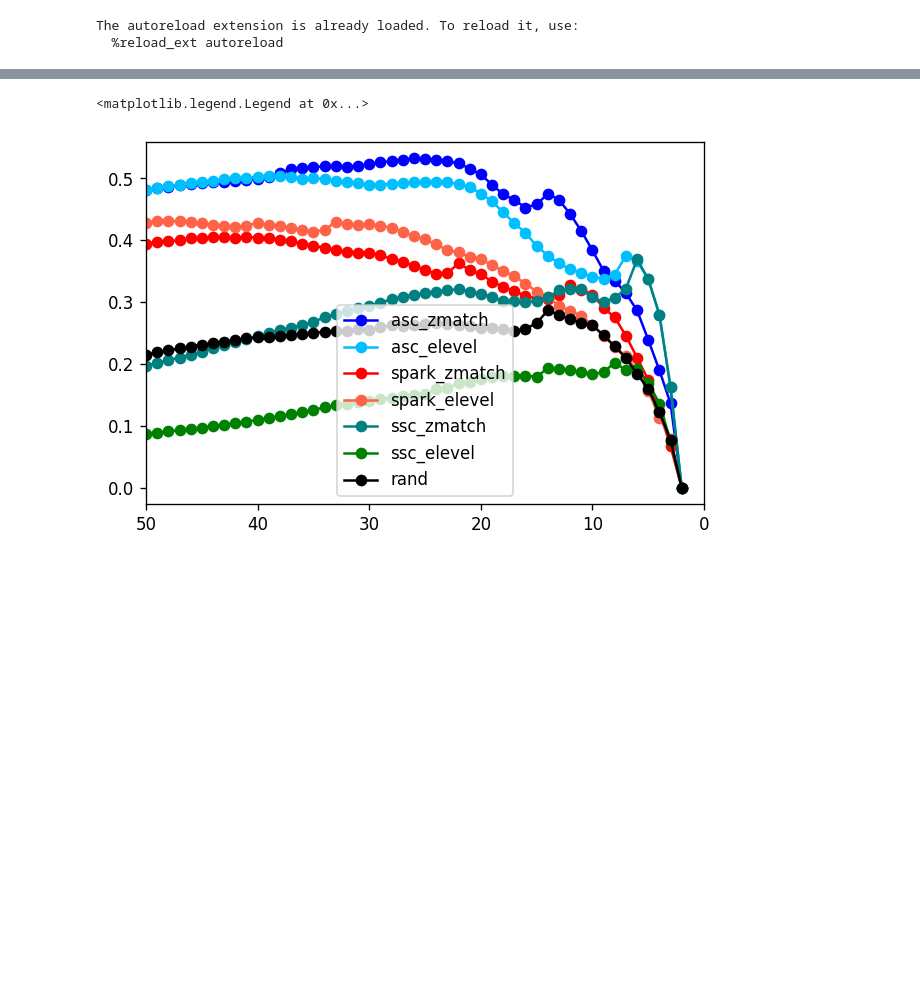
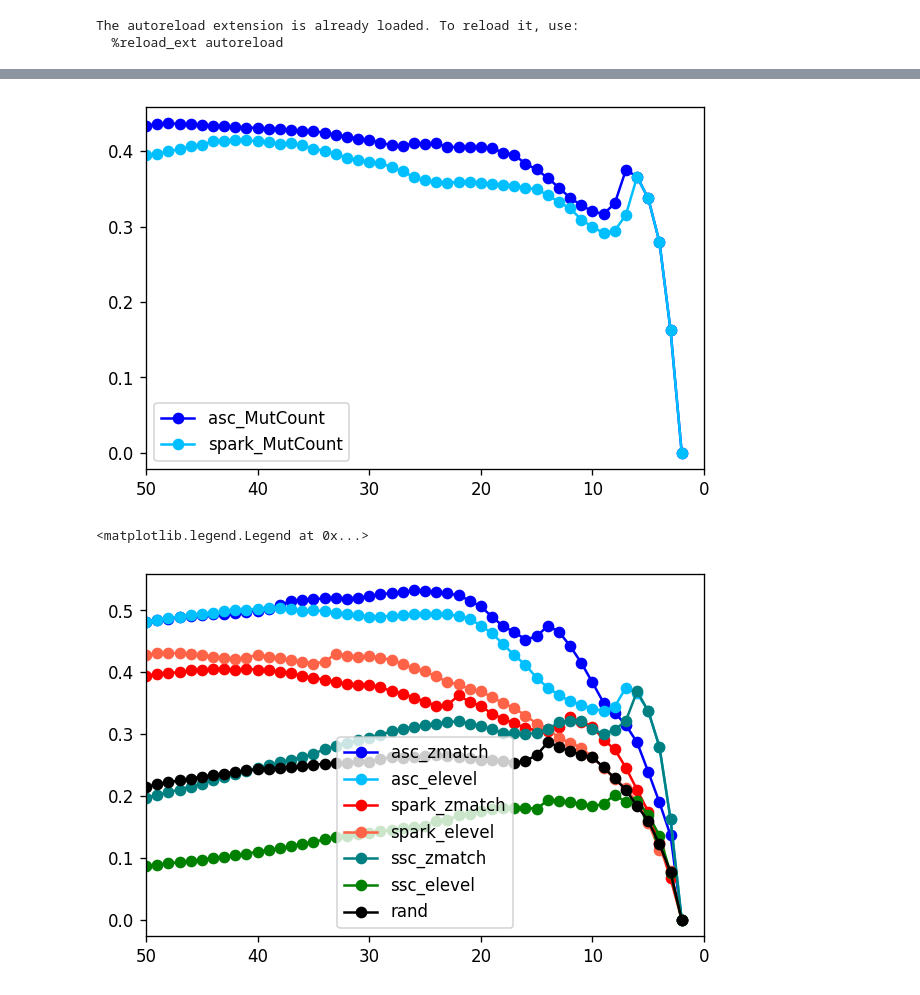
Before and after one commit to explorerwjy/ASD_Circuits, a Jupyter notebook: src/Trimming.ipynb, the cells around one changed output, grey strips where cells are left out. Cells and saved outputs as stored; diff of their text form; code cells hidden in the pictures; blank space fills up the shorter version.

Commit message:
weighted bias

```diff
--- a/src/Trimming.ipynb
+++ b/src/Trimming.ipynb
@@ -25,3 +25,14 @@ g, top_structs = LoadConnectome(SSC_struct_rank_fil, Bin=True)
 top_nodes = g.vs.select(label_in=top_structs)
 g2 = g.subgraph(top_nodes)
 tada_zmatch_graph_size, tada_zmatch_stats, tada_graphs = CircuitTrimming(g2, g)
+# %%
+struct_rank_fil = "dat/bias/asc.explevel.weighted.Mutcount.bias.csv"
+g, top_structs = LoadConnectome(struct_rank_fil, Bin=True)
+top_nodes = g.vs.select(label_in=top_structs)
+g2 = g.subgraph(top_nodes)
+asc_graph_size, asc_exp_stats, asc_exp_graphs = CircuitTrimming(g2, g)
+
+idx = np.argmax(asc_exp_stats)
+print(50-idx)
+STRS = [v["label"] for v in asc_exp_graphs[idx].vs]
+RegionDistributionsList(STRS)
@@ -27,0 +69,11 @@ tada_zmatch_graph_size, tada_zmatch_stats, tada_graphs = CircuitTrimming(g2, g)
+# %%
+struct_rank_fil = "dat/bias/sparktada.explevel.weighted.MutN.bias.csv"
+g, top_structs = LoadConnectome(struct_rank_fil, Bin=True)
+top_nodes = g.vs.select(label_in=top_structs)
+g2 = g.subgraph(top_nodes)
+spark_graph_size, spark_exp_stats, spark_exp_graphs = CircuitTrimming(g2, g)
+
+idx = np.argmax(spark_exp_stats)
+print(50-idx)
+STRS = [v["label"] for v in spark_exp_graphs[idx].vs]
+RegionDistributionsList(STRS)
@@ -28,3 +89,12 @@ tada_zmatch_graph_size, tada_zmatch_stats, tada_graphs = CircuitTrimming(g2, g)
+# %%
+fig, ax = plt.subplots(dpi=120)
+ax.plot(asc_graph_size, asc_exp_stats, marker="o", color="blue", label="asc_MutCount")
+ax.plot(spark_graph_size, spark_exp_stats, marker="o", color="deepskyblue", label="spark_MutCount")
+ax.set_xlim(50, 0)  # decreasing time
+plt.legend()
+plt.show()
+# %% [output]
+[figure, added]
 # %%
 SSC_struct_rank_fil = "dat/bias/sparktada.explevel.rank.tsv"
 g, top_structs = LoadConnectome(SSC_struct_rank_fil, Bin=True)
```
Also changed, not shown: parts of 10 cells of this notebook, 13 other files.
